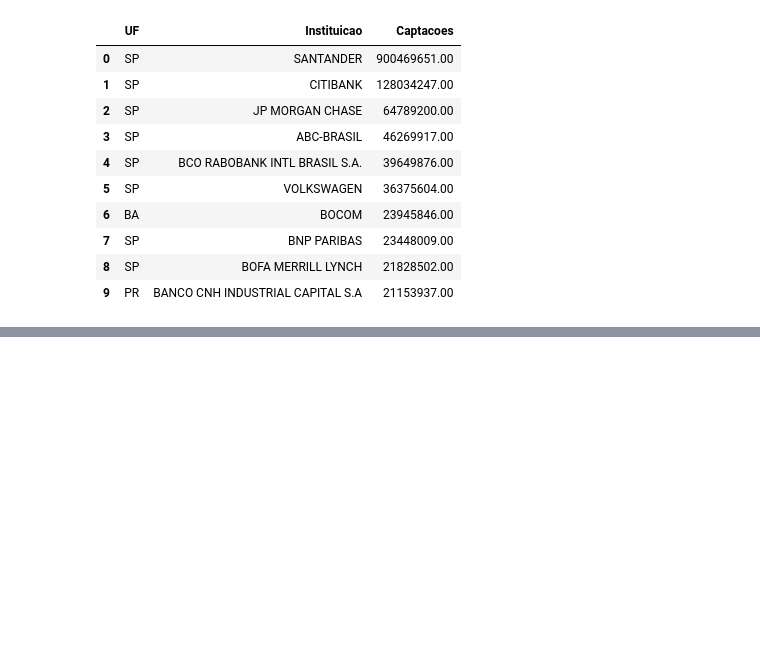
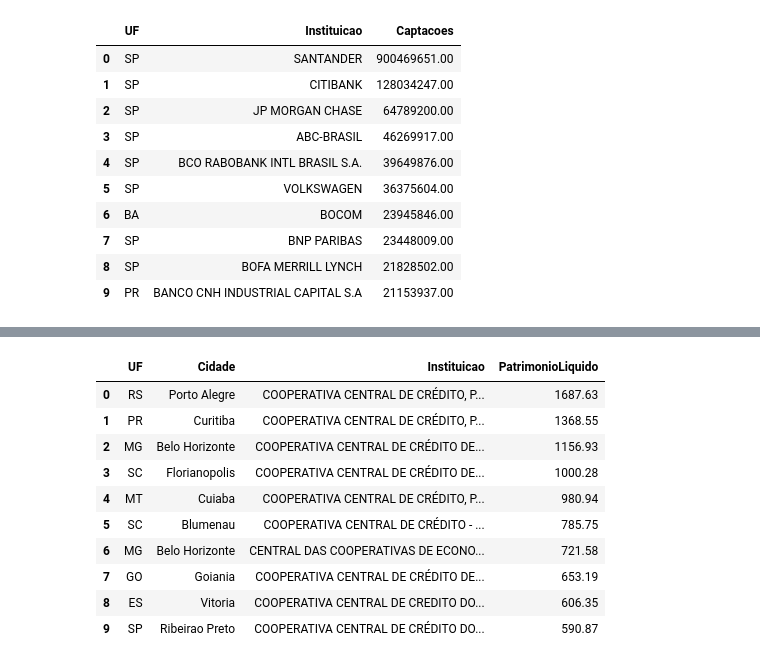
Before and after one commit to alexcamargos/bacen-ifdata-scraper, a Jupyter notebook: data_analytics/summary_prudential_conglomerates.ipynb, the cells around one changed output, grey strips where cells are left out. Drawn from its saved outputs; the diff is of its cells as text; code cells hidden in the pictures; blank space fills up the shorter version.

```diff
--- a/data_analytics/summary_prudential_conglomerates.ipynb
+++ b/data_analytics/summary_prudential_conglomerates.ipynb
@@ -1127,0 +1270,18 @@ filter_and_sort_df(df,
+# %%
+# Considerando apenas as centrais e confederações de cooperativas de crédito.
+filter_and_sort_df(df,
+                   filter=(df['TipoConsBancario'] == 'b3C'),
+                   columns=['UF', 'Cidade', 'Instituicao', 'PatrimonioLiquido'],
+                   sorting='PatrimonioLiquido')
+# %% [output]
+|  | UF | Cidade | Instituicao | PatrimonioLiquido |
+| 0 | RS | Porto Alegre | COOPERATIVA CENTRAL DE CRÉDITO, P... | 1687.63 |
+| 1 | PR | Curitiba | COOPERATIVA CENTRAL DE CRÉDITO, P... | 1368.55 |
+| 2 | MG | Belo Horizonte | COOPERATIVA CENTRAL DE CRÉDITO DE... | 1156.93 |
+| 3 | SC | Florianopolis | COOPERATIVA CENTRAL DE CRÉDITO DE... | 1000.28 |
+| 4 | MT | Cuiaba | COOPERATIVA CENTRAL DE CRÉDITO, P... | 980.94 |
+| 5 | SC | Blumenau | COOPERATIVA CENTRAL DE CRÉDITO - ... | 785.75 |
+| 6 | MG | Belo Horizonte | CENTRAL DAS COOPERATIVAS DE ECONO... | 721.58 |
+| 7 | GO | Goiania | COOPERATIVA CENTRAL DE CRÉDITO DE... | 653.19 |
+| 8 | ES | Vitoria | COOPERATIVA CENTRAL DE CREDITO DO... | 606.35 |
+| 9 | SP | Ribeirao Preto | COOPERATIVA CENTRAL DE CRÉDITO DO... | 590.87 |
```
Also changed, not shown: parts of 11 cells of this notebook.
